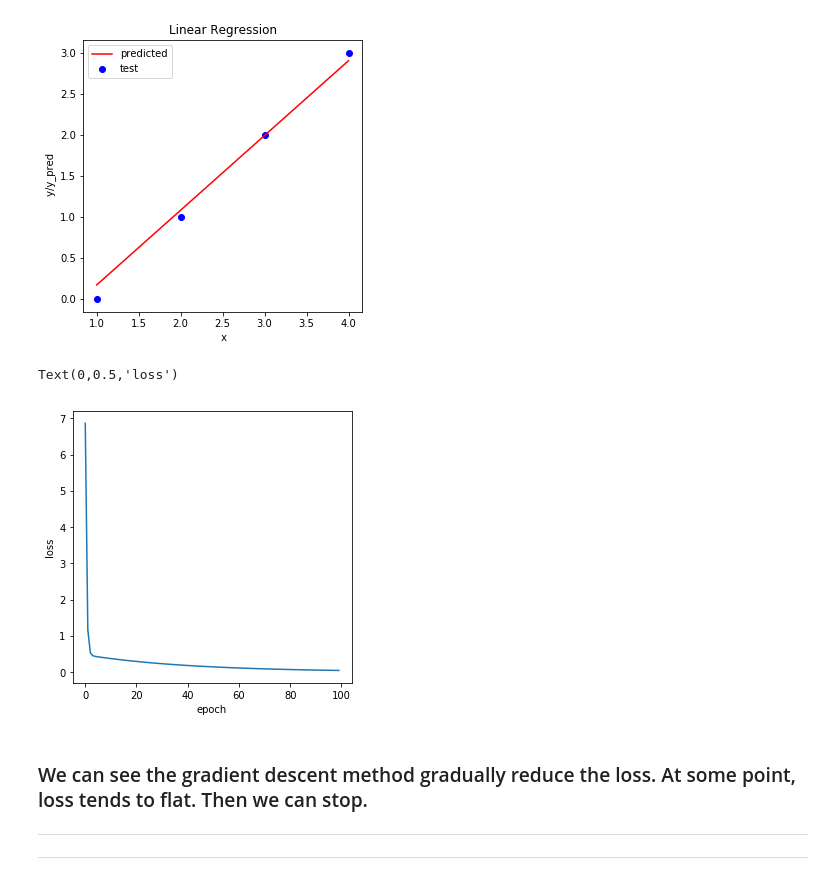
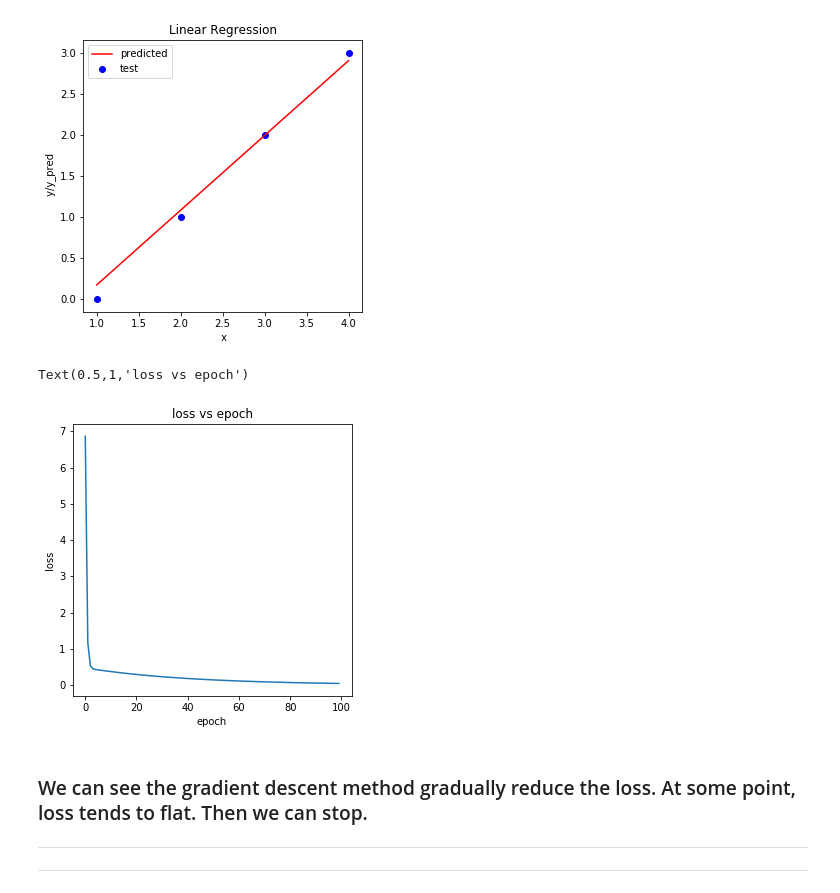
Before and after one commit to CFSun/Machine_Learning, a Jupyter notebook: 01. Linear Regression and Multi-linear Regression.ipynb, the cells around one changed output. Drawn from its saved outputs; the diff is of its cells as text; code cells hidden in the pictures.

```diff
--- a/01. Linear Regression and Multi-linear Regression.ipynb
+++ b/01. Linear Regression and Multi-linear Regression.ipynb
@@ -173,12 +194,13 @@ Fianl: W: [0.91427594] b: [-0.7479608] loss: 0.042436995
 # %%
 # plt.title('Convergency along the epoch')
 plt.figure(figsize=(5, 5))
 plt.plot(error)
 plt.xlabel('epoch')
 plt.ylabel('loss')
+plt.title("loss vs epoch")
 # %% [output]
-Text(0,0.5,'loss')
+Text(0.5,1,'loss vs epoch')
-[figure, old version]
+[figure, new version]
 # %% [markdown]
 ### We can see the gradient descent method gradually reduce the loss. At some point, loss tends to flat. Then we can stop.
 
```
Also changed, not shown: parts of 15 cells of this notebook.
